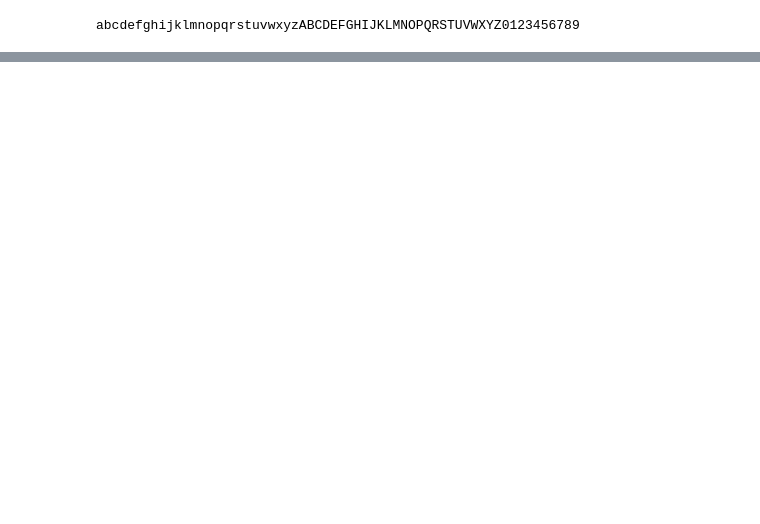
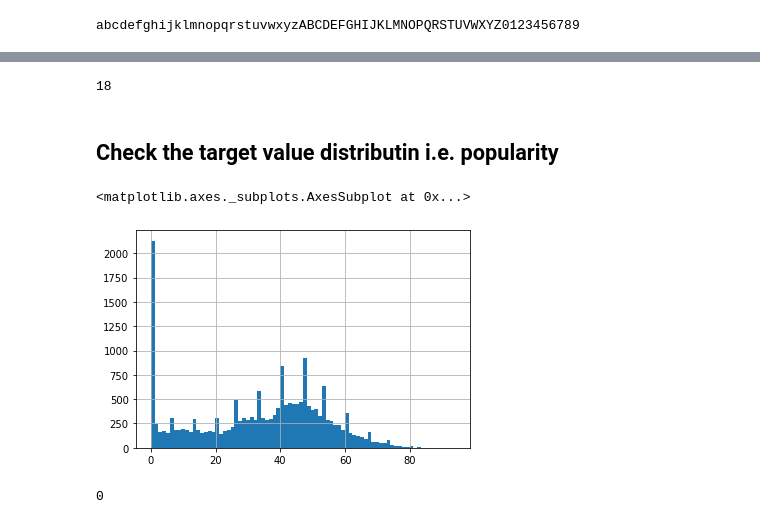
Before and after one commit to deepakjangir15/Hip-Hop-Popularity, a Jupyter notebook: Hip-Hop Popularity.ipynb, the cells around one changed output, grey strips where cells are left out. Drawn from its saved outputs; the diff is of its cells as text; code cells hidden in the pictures; blank space fills up the shorter version.

```diff
--- a/Hip-Hop Popularity.ipynb
+++ b/Hip-Hop Popularity.ipynb
@@ -144,0 +144,2 @@ No of repeated songs avoided 0
+# %%
+music_df = track_df.drop_duplicates()
@@ -144,0 +197,2 @@ No of repeated songs avoided 0
+# %%
+music_df.reset_index(inplace=True)
@@ -144,0 +215,2 @@ No of repeated songs avoided 0
+# %%
+music_df.drop(columns='index',inplace=True)
@@ -144,0 +236,4 @@ No of repeated songs avoided 0
+# %%
+#The values present in the artist column are present as string, hence they need to converte to their actual datatype i.e List
+import ast
+music_df['artists'] = music_df['artists'].map(lambda x: ast.literal_eval(x))
@@ -144,0 +262,16 @@ No of repeated songs avoided 0
+# %%
+len(music_df_explode[music_df_explode['artists'] == 'Kanye West'])
+# %% [output]
+18
+# %% [markdown]
+## Check the target value distributin i.e. popularity
+# %%
+music_df['popularity'].hist(bins=80)
+# %% [output]
+<matplotlib.axes._subplots.AxesSubplot at 0x...>
+[figure, added]
+# %%
+# Verifying if there is any track that does not have the preview.
+music_df['preview_url'].isna().sum()
+# %% [output]
+0
```
Also changed, not shown: parts of 33 cells of this notebook.
